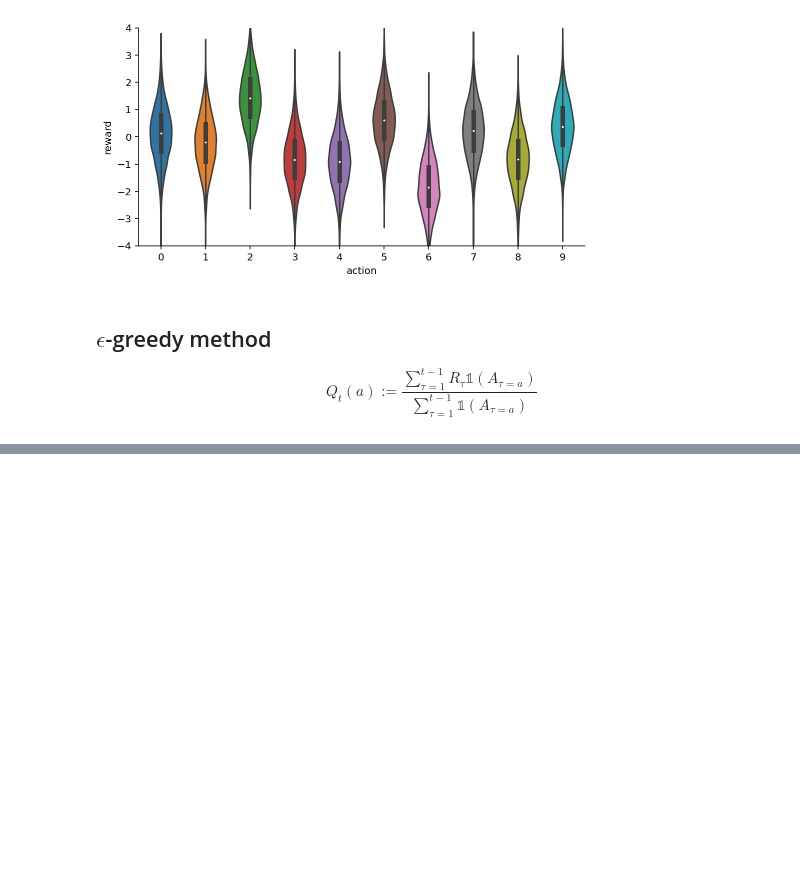
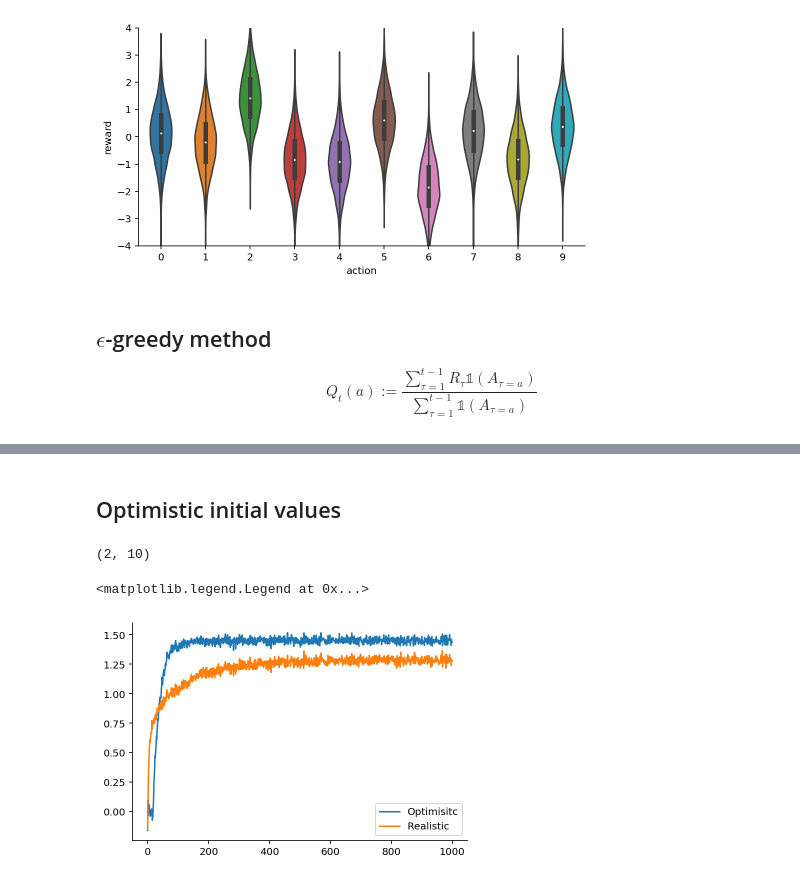
Before and after one commit to gerdm/reinforcement-learning, a Jupyter notebook: ch01/epsilon-greedy.ipynb, the cells around one changed output, grey strips where cells are left out. Saved outputs shown, nothing was run; the diff lists cells and outputs as text; code cells hidden in the pictures; blank space fills up the shorter version.

```diff
--- a/ch01/epsilon-greedy.ipynb
+++ b/ch01/epsilon-greedy.ipynb
@@ -128,0 +125,24 @@ plt.legend(legends);
+# %% [markdown]
+## Optimistic initial values
+# %%
+# vmap over multiple initial configurations
+epsilon_learn = jax.vmap(epsilon_learn, (None, None, None, 0))
+# %%
+nsims = 2000
+key = random.PRNGKey(314)
+keys = random.split(key, nsims)
+eps_values = jnp.array([0., 0.1, 0.01])
+# %%
+init_rewards_multiple = jnp.stack([jnp.zeros(n_bandits), jnp.ones(n_bandits) * 5.0], axis=0)
+init_rewards_multiple.shape
+# %% [output]
+(2, 10)
+# %%
+_, (reward_sims_multiple, action_sims_multiple) = epsilon_learn(keys, eps_values, num_steps, init_rewards_multiple)
+# %%
+plt.plot(reward_sims_multiple[1, 0].mean(axis=0), label="Optimisitc")
+plt.plot(reward_sims_multiple[0, 1].mean(axis=0), label="Realistic")
+plt.legend()
+# %% [output]
+<matplotlib.legend.Legend at 0x...>
+[figure, added]
```
Also changed, not shown: parts of 13 cells of this notebook.
